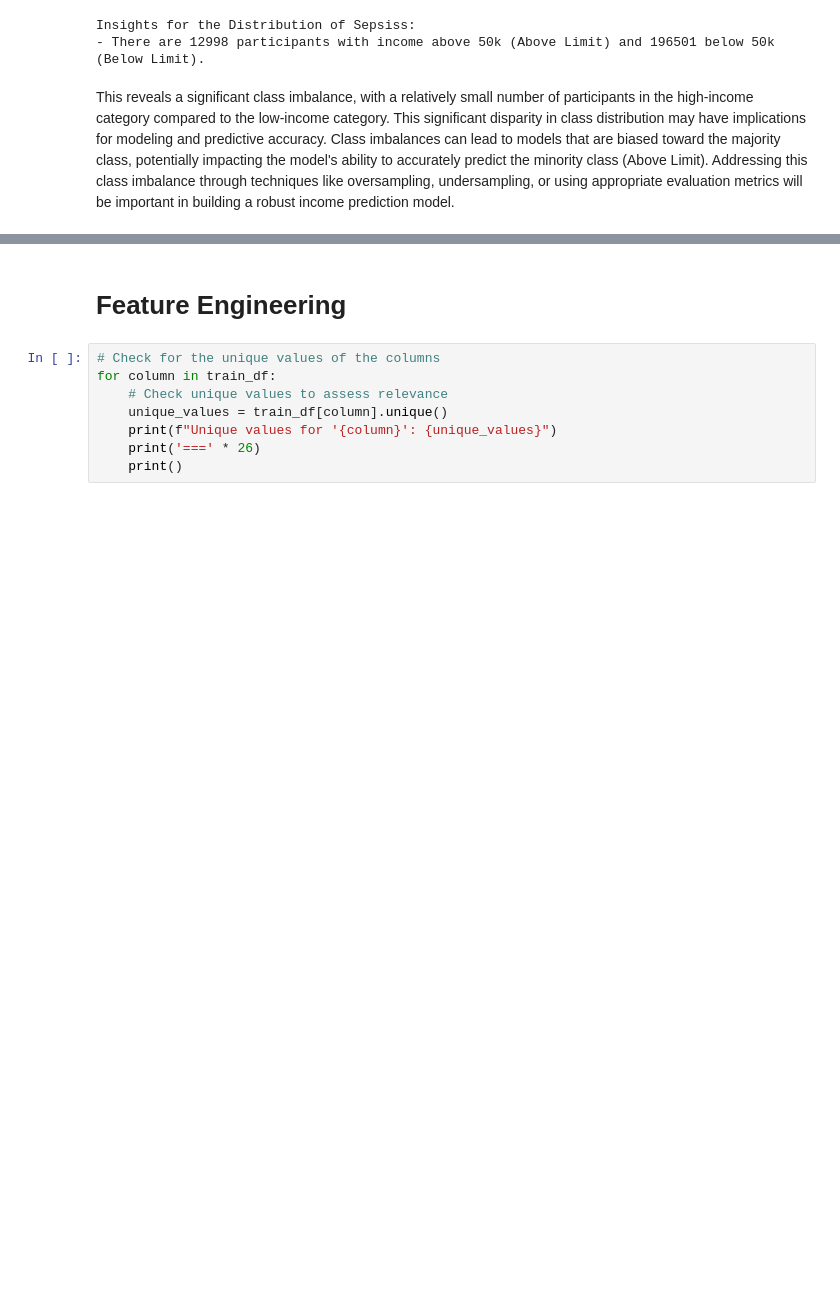
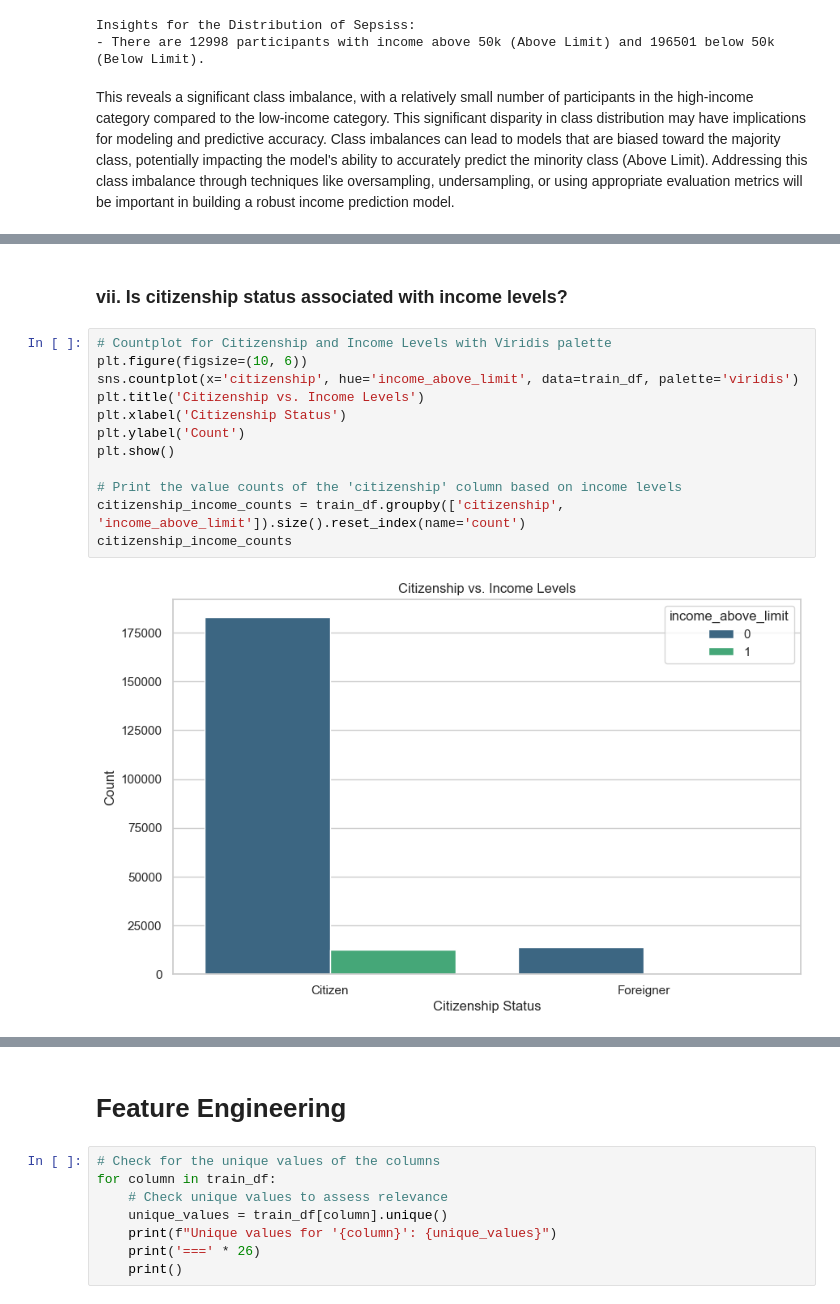
Before and after one commit to rasmodev/Income-Prediction-Challenge-For-Azubian, a Jupyter notebook: dev/Income_Prediction.ipynb, the cells around one changed output, grey strips where cells are left out. Drawn from its saved outputs; the diff is of its cells as text; blank space fills up the shorter version.

```diff
--- a/dev/Income_Prediction.ipynb
+++ b/dev/Income_Prediction.ipynb
@@ -1635,0 +1624,16 @@ plt.show()
+# %% [markdown]
+### vii. Is citizenship status associated with income levels?
+# %%
+# Countplot for Citizenship and Income Levels with Viridis palette
+plt.figure(figsize=(10, 6))
+sns.countplot(x='citizenship', hue='income_above_limit', data=train_df, palette='viridis')
+plt.title('Citizenship vs. Income Levels')
+plt.xlabel('Citizenship Status')
+plt.ylabel('Count')
+plt.show()
+
+# Print the value counts of the 'citizenship' column based on income levels
+citizenship_income_counts = train_df.groupby(['citizenship', 'income_above_limit']).size().reset_index(name='count')
+citizenship_income_counts
+# %% [output]
+[figure, added]
```
Also changed, not shown: parts of 142 cells of this notebook.
